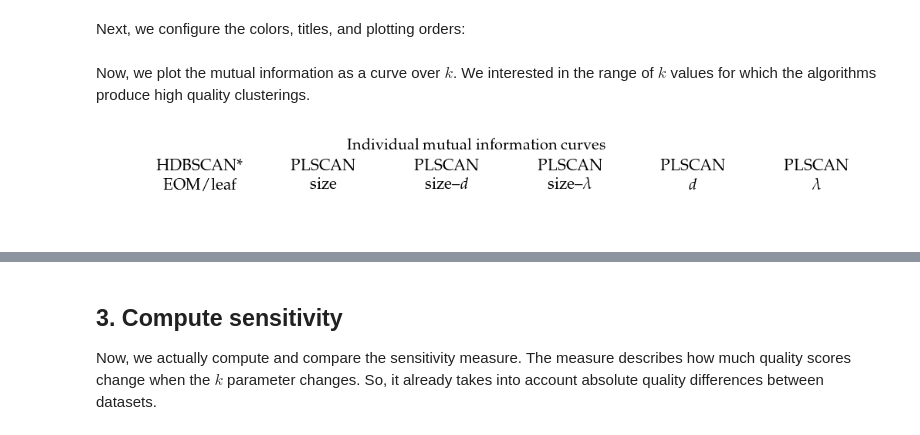
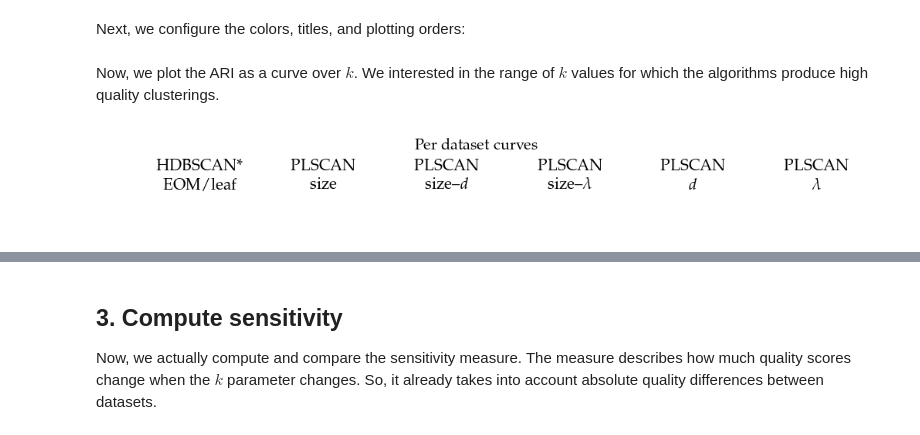
Before and after one commit to JelmerBot/fast_plscan, a Jupyter notebook: docs/demo_parameter_sensitivity.ipynb, the cells around one changed output, grey strips where cells are left out. Saved outputs shown, nothing was run; the diff lists cells and outputs as text; code cells hidden in the pictures.

```diff
--- a/docs/demo_parameter_sensitivity.ipynb
+++ b/docs/demo_parameter_sensitivity.ipynb
@@ -530,30 +530,30 @@ titles = [
     "PLSCAN\n$\\lambda$",
 ]
 # %% [markdown]
-Now, we plot the mutual information as a curve over $k$. We interested in the
-range of $k$ values for which the algorithms produce high quality clusterings.
+Now, we plot the ARI as a curve over $k$. We interested in the range of $k$
+values for which the algorithms produce high quality clusterings.
 # %%
 # Create the plots
 sized_fig(1, 0.45 / 6)
 max_x = plot_df.k.max()
 ticks = [0, 0.5, 1]
 alg_idxs = [[0, 1], [2, 3], [4, 5], [6, 7], [8, 9], [10, 11]]
 for j, ids in enumerate(alg_idxs):
     plt.subplot(1, 6, j + 1)
     plt.title(titles[j], y=0)
     plt.xlim(0, max_x)
     plt.xticks([0, 25, 50])
     plt.yticks([])
     plt.ylim(0, 1)
     if j == 0:
-        plt.ylabel(f"{dataset_name(data_sets[0])}\nMutual info.", labelpad=0, color="w")
+        plt.ylabel(f"{dataset_name(data_sets[0])}\nARI.", labelpad=0, color="w")
     plt.tick_params(axis="x", colors="white")
     plt.tick_params(axis="y", colors="white")
-    plt.suptitle("Individual mutual information curves", y=1)
+    plt.suptitle("Per dataset curves", y=1)
     plt.subplots_adjust(bottom=0, right=1, top=1, left=0.08, wspace=0.01)
     plt.savefig("images/parameter_sensitivity_header.pdf", pad_inches=0)
 # %% [output]
-[figure, old version]
+[figure, new version]
 # %%
 for i, data_name in enumerate(data_sets):
     sized_fig(1, 1.1 / 6)
```
Also changed, not shown: parts of 12 cells of this notebook, 20 other files.
